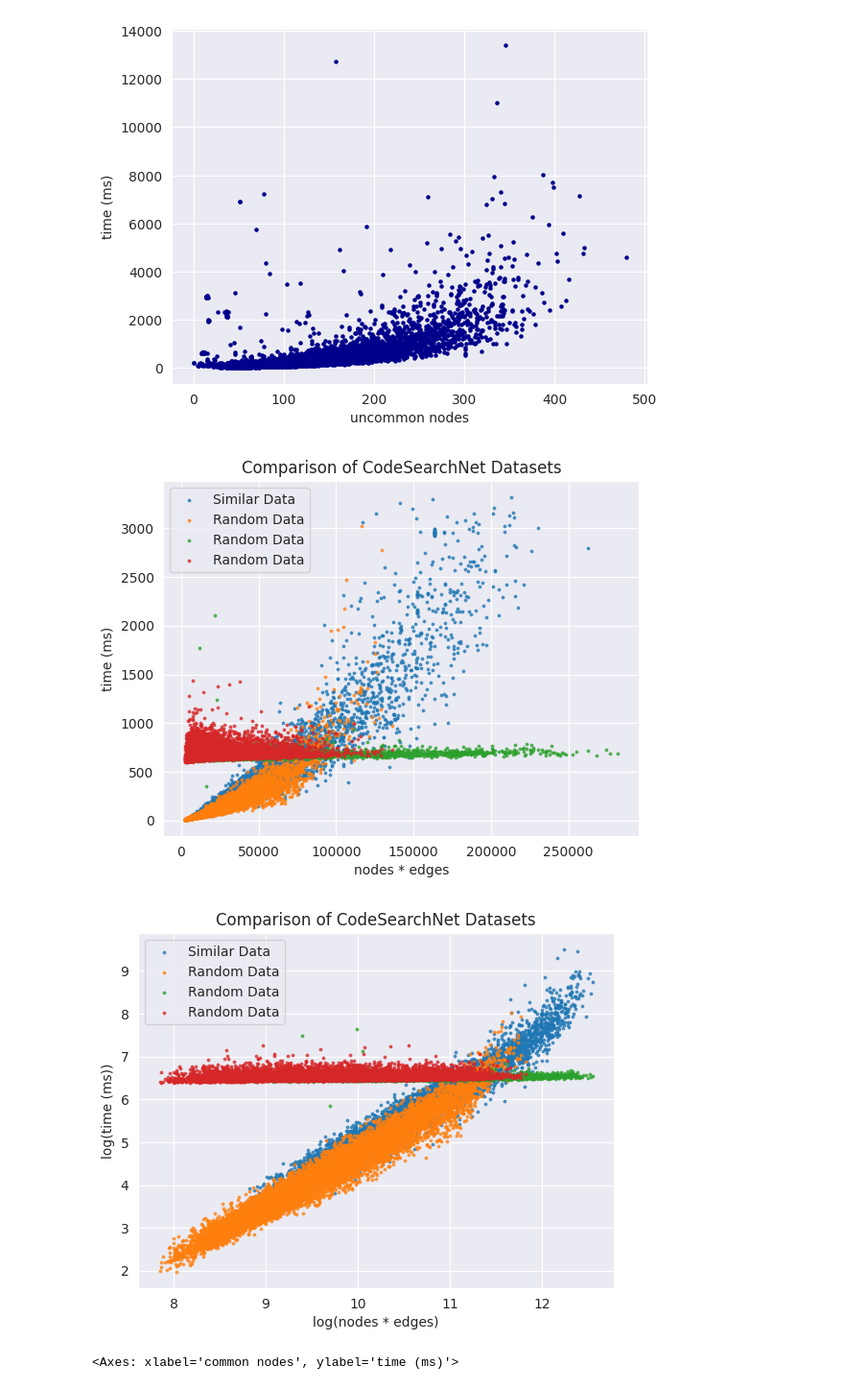
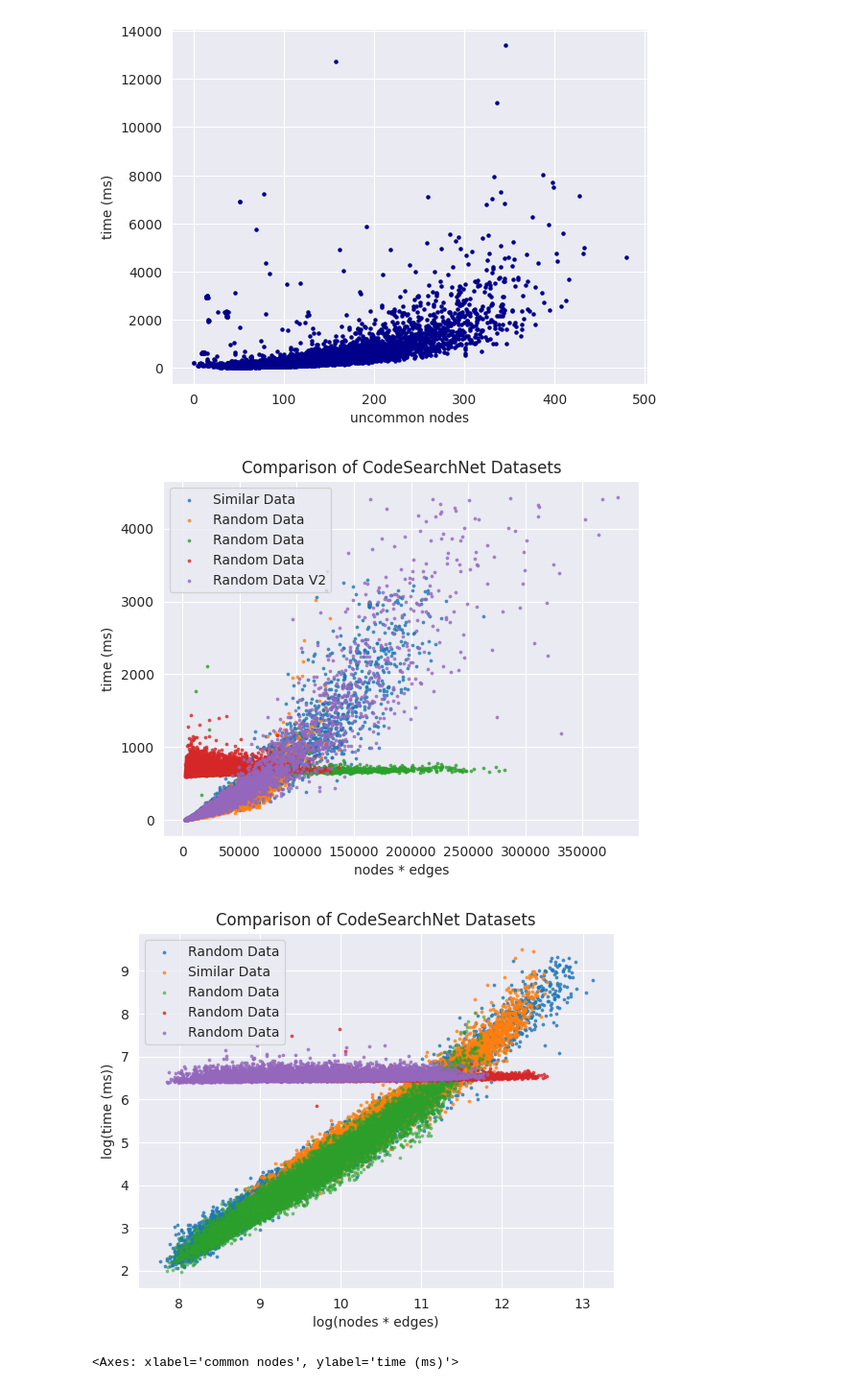
Before and after one commit to mreza-kiani/graph-generalization-algorithm, a Jupyter notebook: src/main/resources/scripts/performance/CodeSearchNet/analyzer.ipynb, the cells around one changed output. Shown at 96% size. Drawn from its saved outputs; the diff is of its cells as text; code cells hidden in the pictures.

```diff
--- a/src/main/resources/scripts/performance/CodeSearchNet/analyzer.ipynb
+++ b/src/main/resources/scripts/performance/CodeSearchNet/analyzer.ipynb
@@ -49,3 +49,17 @@ def linear_regression_of(df, x_column, y_column, x_label=None, y_label=None, tit
 
     data = {'coef': linear_regressor.coef_[0][0], 'intercept': linear_regressor.intercept_[0], 'r_squared': r_squared}
     print(data)
+# %%
+df = pd.read_csv("AggregatedData.csv")
+may_df = pd.read_csv("ASGardOnSimilarData.csv")
+random_df = pd.read_csv("RandomAggregatedData.csv")
+random_v2_df = pd.read_csv("RandomAggregatedDataV2.csv")
+may_random_df = pd.read_csv("ASGardOnRandomData.csv")
+may_random_v2_df = pd.read_csv("ASGardOnRandomDataV2.csv")
+add_more_info(df)
+add_more_info(may_df)
+add_more_info(random_df)
+add_more_info(random_v2_df)
+add_more_info(may_random_df)
+add_more_info(may_random_v2_df)
+df.head()
@@ -74,9 +97,10 @@ may_random_df.avg_time.sum() / 60_000
 # %%
 import math
-may_df = pd.read_csv("ASGardOnRandomData.csv")
-times_names=[f'time{i}' for i in range(5)]
+may_df = pd.read_csv("ASGardOnCSNSimilarV2.csv")
+times_names=[f'time{i}' for i in range(10)]
 # may_df['times_count'] = may_df.apply(lambda x: 10 if pd.notna(x['time5']) else 5, axis=1)
-may_df['avg_time'] = may_df.apply(lambda x: sum(x[times_names])/5, axis=1)
-may_df['std_dev'] = may_df.apply(lambda x: math.sqrt(sum(map(lambda y: (x[y] - x['avg_time']) ** 2, times_names)) / 5), axis=1)
+may_df['avg_time'] = may_df.apply(lambda x: sum(x[times_names])/10, axis=1)
+may_df['std_dev'] = may_df.apply(lambda x: math.sqrt(sum(map(lambda y: (x[y] - x['avg_time']) ** 2, times_names)) / 10), axis=1)
+may_df = may_df.drop(columns=['Unnamed: 11'])
 may_df
 # %% [output]
@@ -96,6 +120,9 @@ may_df
 # %%
-fixed = pd.merge(may_df, random_df[['name', 'generalization_nodes', 'generalization_edges', 'generalization_node_variables', 'generalization_edge_variables', 'g1_nodes', 'g1_edges', 'g2_nodes', 'g2_edges']], on='name')
-fixed = fixed[pd.notna(fixed['time0'])]
-fixed.to_csv('ASGardOnRandomData.csv', index=False)
+df = pd.read_csv('CSNSimilarDataV2.csv')
+# df['key'] = df.apply(lambda x: f"{x['name']}-{x['template']}", axis=1)
+# may_df['key'] = may_df.apply(lambda x: f"{x['name']}-{x['template']}", axis=1)
+fixed = pd.merge(may_df, df[['name', 'generalization_nodes', 'generalization_edges', 'generalization_node_variables', 'generalization_edge_variables', 'g1_nodes', 'g1_edges', 'g2_nodes', 'g2_edges']], on='name')
+# fixed = fixed.drop(columns=['key'])
+fixed.to_csv('ASGardOnCSNSimilarV2.csv', index=False)
 fixed
 # %% [output]
@@ -253,6 +317,7 @@ plt.scatter(plt_df['nodes_X_edges'], plt_df['avg_time'], label='Similar Data', s
 plt.scatter(random_df['nodes_X_edges'], random_df['avg_time'], label='Random Data', s=3, alpha=0.7)
 plt.scatter(may_df['nodes_X_edges'], may_df['avg_time'], label='Random Data', s=3, alpha=0.7)
 plt.scatter(may_random_df['nodes_X_edges'], may_random_df['avg_time'], label='Random Data', s=3, alpha=0.7)
+plt.scatter(plt_random_v2_df['nodes_X_edges'], plt_random_v2_df['avg_time'], label='Random Data V2', s=3, alpha=0.7)
 
 # Customize the plot
 plt.xlabel('nodes * edges')
@@ -263,24 +328,25 @@ plt.legend()
 # Display the plot
 plt.show()
 # %% [output]
-[figure, old version]
+[figure, new version]
 # %%
 # Create a scatter plot for all metrics
+plt.scatter(random_v2_df['log_nodes_X_edges'], random_v2_df['log_avg_time'], label='Random Data', s=3, alpha=0.7)
 plt.scatter(df['log_nodes_X_edges'], df['log_avg_time'], label='Similar Data', s=3, alpha=0.7)
-plt.scatter(random_df['log_nodes_X_edges'], random_df['log_avg_time'], label='Random Data', s=3, alpha=0.7)
+plt.scatter(random_df['log_nodes_X_edges'], random_df['log_avg_time'], label='Random Data', s=3, alpha=0.5)
 plt.scatter(may_df['log_nodes_X_edges'], may_df['log_avg_time'], label='Random Data', s=3, alpha=0.7)
 plt.scatter(may_random_df['log_nodes_X_edges'], may_random_df['log_avg_time'], label='Random Data', s=3, alpha=0.7)
 
 # Customize the plot
 plt.xlabel('log(nodes * edges)')
 plt.ylabel('log(time (ms))')
 plt.title('Comparison of CodeSearchNet Datasets')
 plt.legend()
 
 # Display the plot
 plt.show()
 # %% [output]
-[figure, old version]
+[figure, new version]
 # %%
 df.plot.scatter(x='generalization_nodes', y='avg_time', c='DarkBlue', s=5, ylabel='time (ms)', xlabel='common nodes')
 # %% [output]
```
Also changed, not shown: parts of 26 cells of this notebook, 9 other files.
